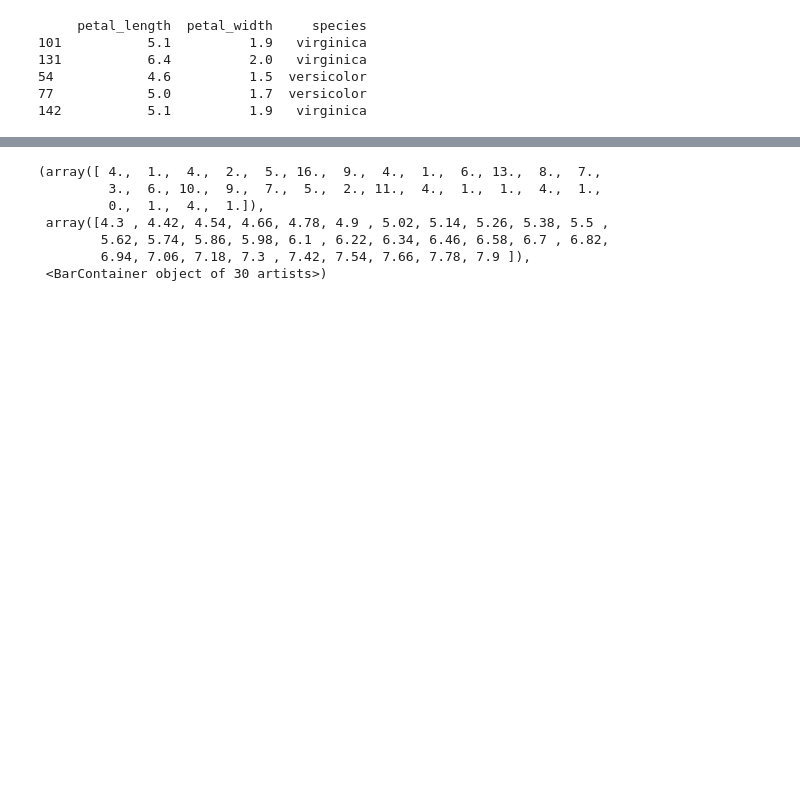
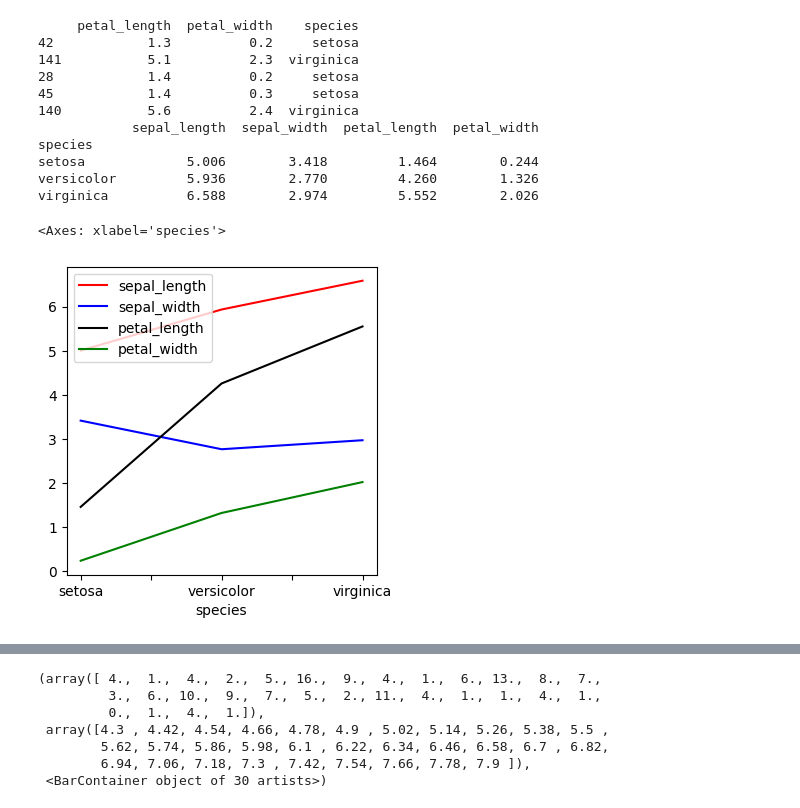
Before and after one commit to Ayush-Thakur-geek/ML_Practice, a Jupyter notebook: Exploratory Data Analysis for ML/EDA.ipynb, the cells around one changed output, grey strips where cells are left out. Cells and saved outputs as stored; diff of their text form; code cells hidden in the pictures; blank space fills up the shorter version.

```diff
--- a/Exploratory Data Analysis for ML/EDA.ipynb
+++ b/Exploratory Data Analysis for ML/EDA.ipynb
@@ -5,18 +6,30 @@ import numpy as np
 # %%
 path = "./Data/eda/iris_data.csv"
 
 data = pd.read_csv(path)
 
 df = pd.DataFrame(data)
 sample = df.sample(n = 5, replace = False)
 print(sample.iloc[:,-3:])
+
+print(df.groupby('species').mean())
+
+#Pandas DataFrame approach
+df.groupby('species').mean().plot(color=['red','blue','black','green'], fontsize=10.0, figsize=(4,4))
 # %% [output]
-     petal_length  petal_width     species
-101           5.1          1.9   virginica
-131           6.4          2.0   virginica
-54            4.6          1.5  versicolor
-77            5.0          1.7  versicolor
-142           5.1          1.9   virginica
+     petal_length  petal_width    species
+42            1.3          0.2     setosa
+141           5.1          2.3  virginica
+28            1.4          0.2     setosa
+45            1.4          0.3     setosa
+140           5.6          2.4  virginica
+            sepal_length  sepal_width  petal_length  petal_width
+species
+setosa             5.006        3.418         1.464        0.244
+versicolor         5.936        2.770         4.260        1.326
+virginica          6.588        2.974         5.552        2.026
+<Axes: xlabel='species'>
+[figure, added]
 # %%
 plt.plot(df.sepal_length,
          df.sepal_width,
```
Also changed, not shown: parts of 20 cells of this notebook, 4 other files.
